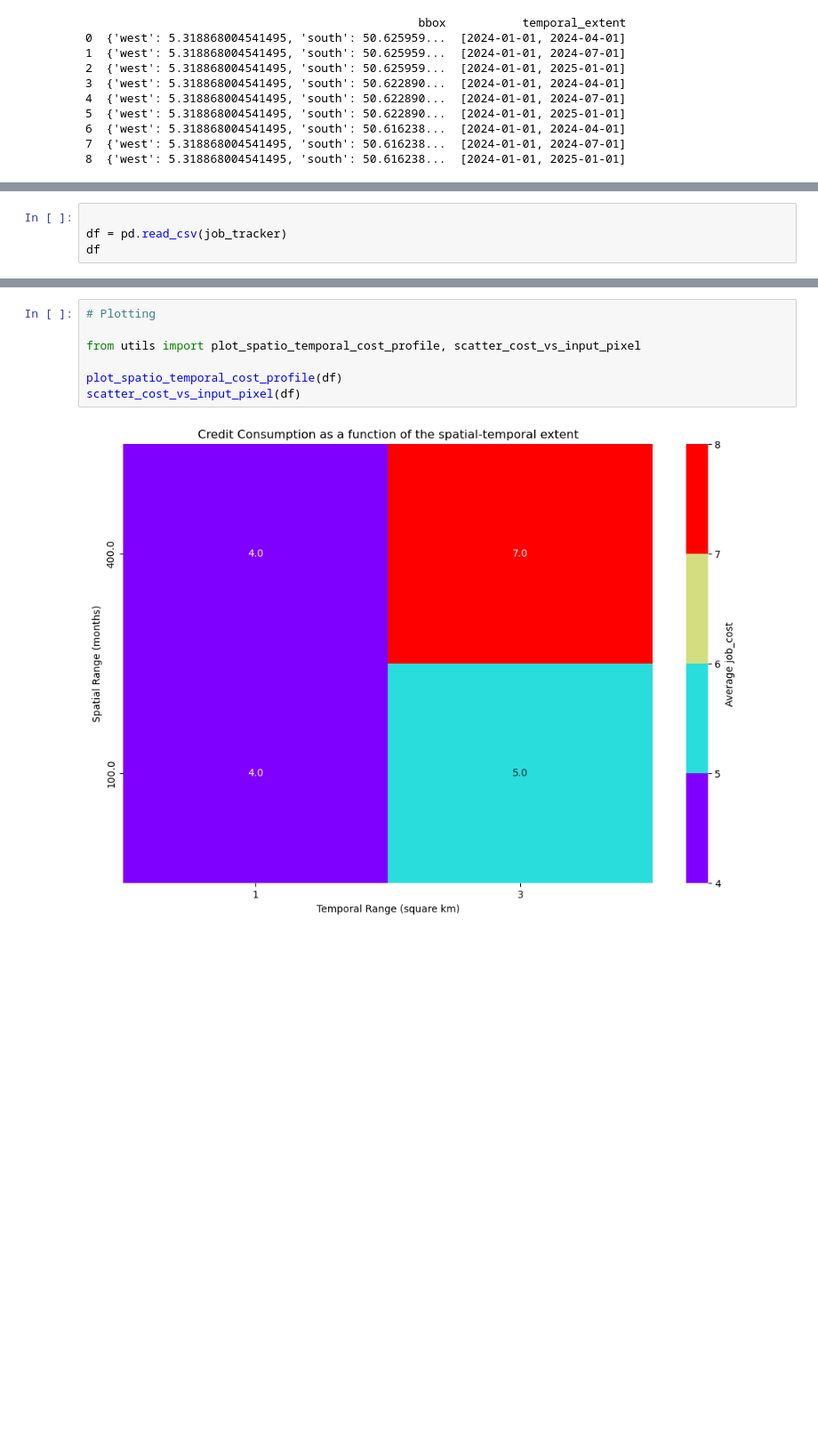
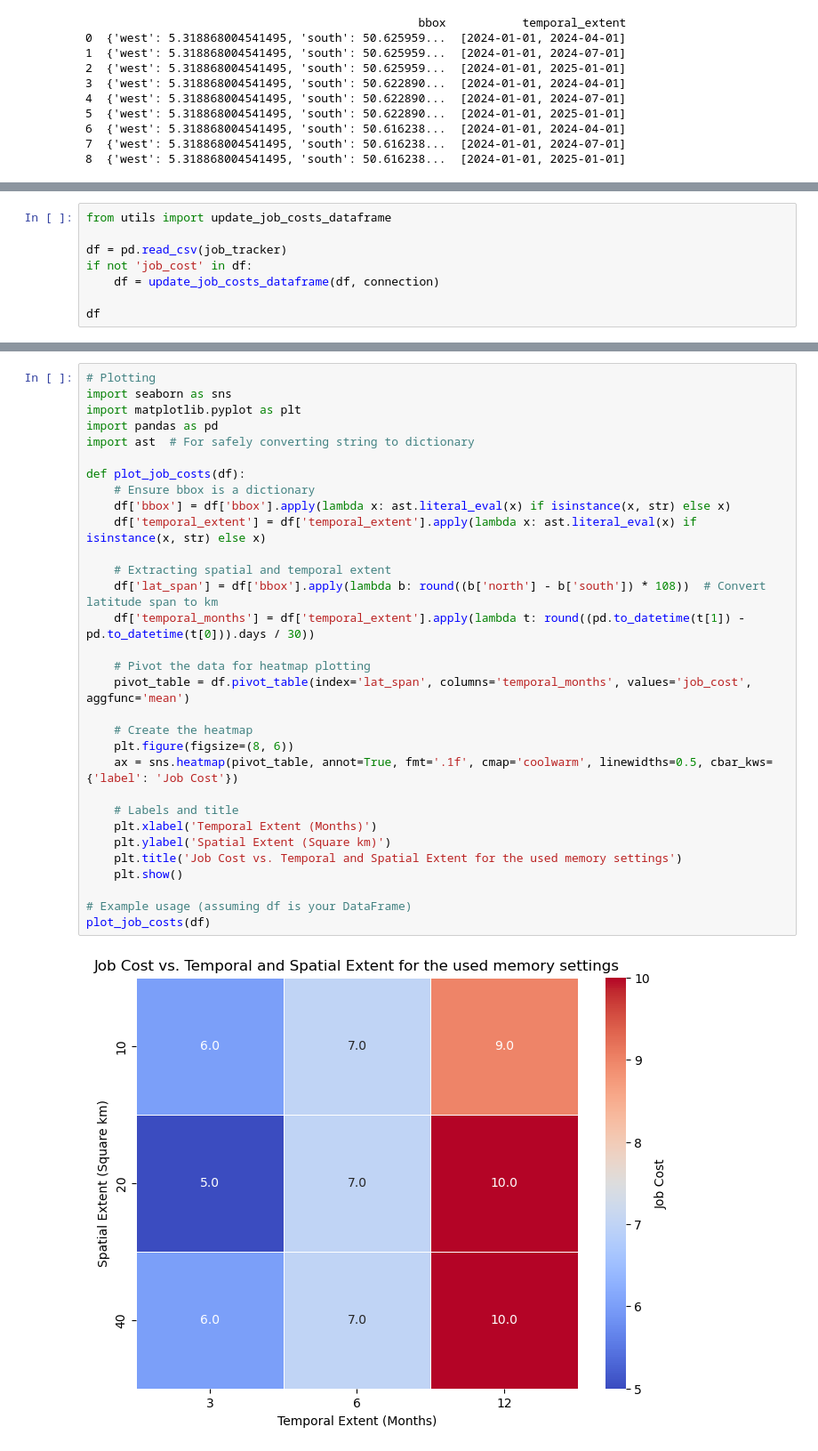
Before and after one commit to ESA-APEx/apex_algorithms, a Jupyter notebook: utils/openeo_udp_cost_profiling/udp_profile_notebook.ipynb, the cells around one changed output, grey strips where cells are left out. Shown: that part at 89% size. Saved outputs shown, nothing was run; the diff lists cells and outputs as text; blank space fills up the shorter version.

```diff
--- a/utils/openeo_udp_cost_profiling/udp_profile_notebook.ipynb
+++ b/utils/openeo_udp_cost_profiling/udp_profile_notebook.ipynb
@@ -93,6 +103,10 @@ Once the jobs have run, we reconnect to each job using the job-id and add the co
 This step will become deprecated in the future as the job cost will be added to the job manager as a standard.
 # %%
+from utils import update_job_costs_dataframe
 
 df = pd.read_csv(job_tracker)
+if not 'job_cost' in df:
+    df = update_job_costs_dataframe(df, connection)
+
 df
 # %% [output]
@@ -116,9 +134,33 @@ These visualisation can help estimate the openEO cost when one wishes to run the
 # %%
 # Plotting
+import seaborn as sns
+import matplotlib.pyplot as plt
+import pandas as pd
+import ast  # For safely converting string to dictionary
 
-from utils import plot_spatio_temporal_cost_profile, scatter_cost_vs_input_pixel
+def plot_job_costs(df):
+    # Ensure bbox is a dictionary
+    df['bbox'] = df['bbox'].apply(lambda x: ast.literal_eval(x) if isinstance(x, str) else x)
+    df['temporal_extent'] = df['temporal_extent'].apply(lambda x: ast.literal_eval(x) if isinstance(x, str) else x)
 
-plot_spatio_temporal_cost_profile(df)
-scatter_cost_vs_input_pixel(df)
+    # Extracting spatial and temporal extent
+    df['lat_span'] = df['bbox'].apply(lambda b: round((b['north'] - b['south']) * 108))  # Convert latitude span to km
+    df['temporal_months'] = df['temporal_extent'].apply(lambda t: round((pd.to_datetime(t[1]) - pd.to_datetime(t[0])).days / 30))
+
+    # Pivot the data for heatmap plotting
+    pivot_table = df.pivot_table(index='lat_span', columns='temporal_months', values='job_cost', aggfunc='mean')
+
+    # Create the heatmap
+    plt.figure(figsize=(8, 6))
+    ax = sns.heatmap(pivot_table, annot=True, fmt='.1f', cmap='coolwarm', linewidths=0.5, cbar_kws={'label': 'Job Cost'})
+
+    # Labels and title
+    plt.xlabel('Temporal Extent (Months)')
+    plt.ylabel('Spatial Extent (Square km)')
+    plt.title('Job Cost vs. Temporal and Spatial Extent for the used memory settings')
+    plt.show()
+
+# Example usage (assuming df is your DataFrame)
+plot_job_costs(df)
 # %% [output]
-[figure, old version]
+[figure, new version]
```
Also changed, not shown: parts of 12 cells of this notebook, 4 other files.
